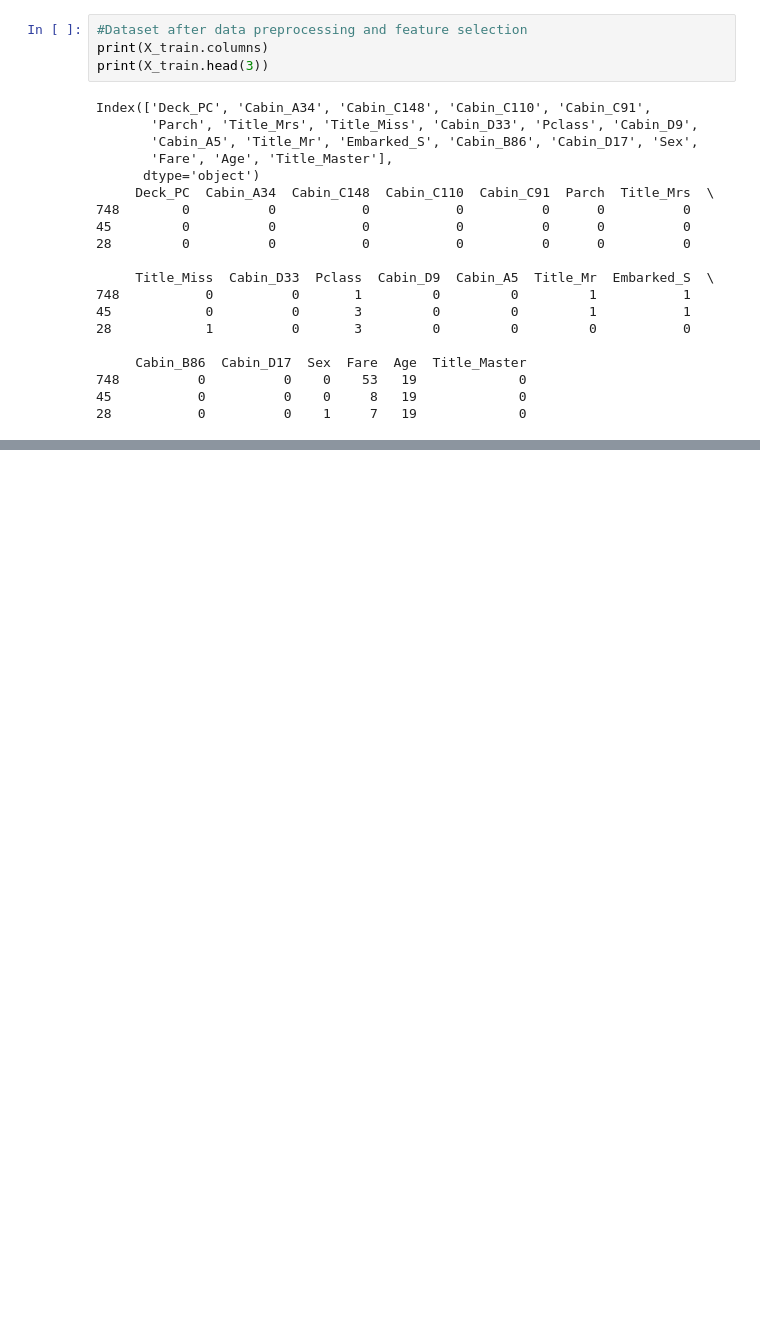
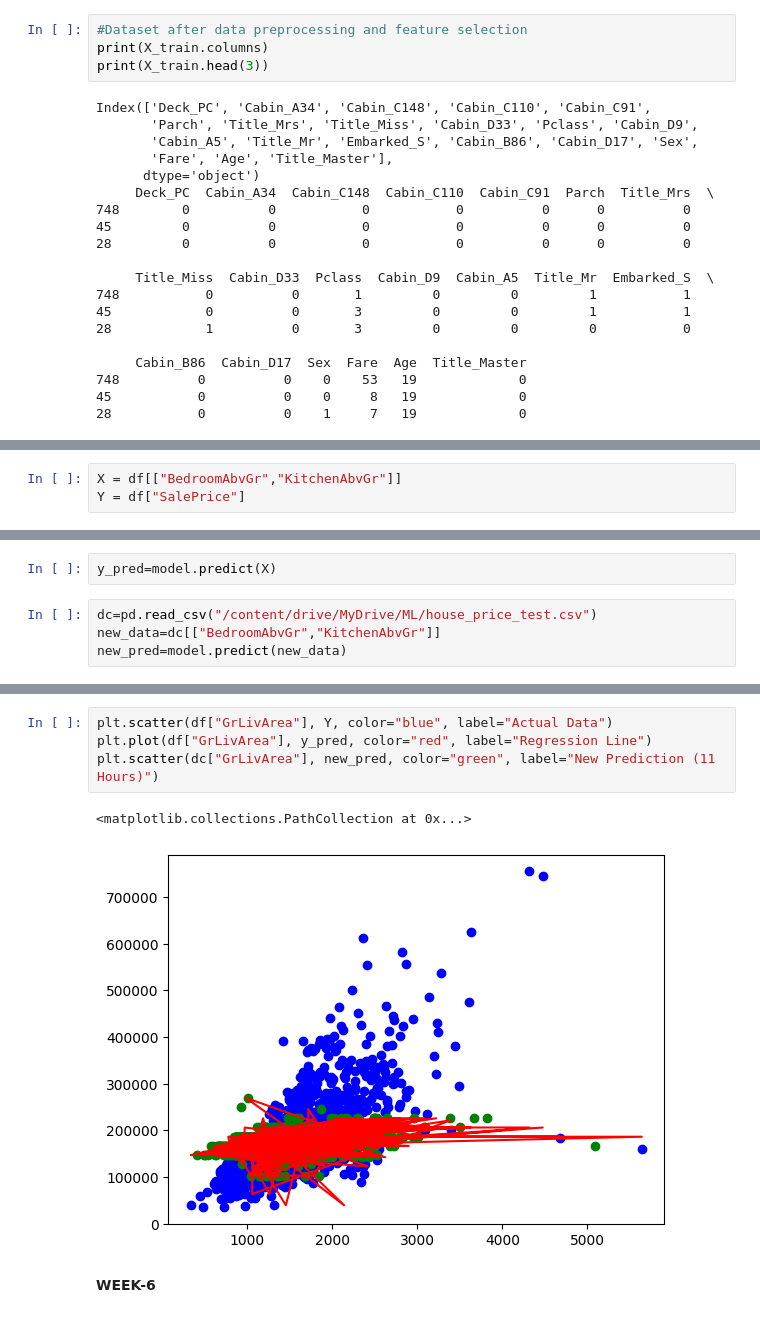
Before and after one commit to anushkamaisa/ML_LAB, a Jupyter notebook: MLPractice.ipynb, the cells around one changed output, grey strips where cells are left out. Drawn from its saved outputs; the diff is of its cells as text; blank space fills up the shorter version.

```diff
--- a/MLPractice.ipynb
+++ b/MLPractice.ipynb
@@ -1825,0 +1896,3 @@ Index(['Deck_PC', 'Cabin_A34', 'Cabin_C148', 'Cabin_C110', 'Cabin_C91',
+# %%
+X = df[["BedroomAbvGr","KitchenAbvGr"]]
+Y = df["SalePrice"]
@@ -1825,0 +1904,6 @@ Index(['Deck_PC', 'Cabin_A34', 'Cabin_C148', 'Cabin_C110', 'Cabin_C91',
+# %%
+y_pred=model.predict(X)
+# %%
+dc=pd.read_csv("/content/drive/MyDrive/ML/house_price_test.csv")
+new_data=dc[["BedroomAbvGr","KitchenAbvGr"]]
+new_pred=model.predict(new_data)
@@ -1825,0 +1935,9 @@ Index(['Deck_PC', 'Cabin_A34', 'Cabin_C148', 'Cabin_C110', 'Cabin_C91',
+# %%
+plt.scatter(df["GrLivArea"], Y, color="blue", label="Actual Data")
+plt.plot(df["GrLivArea"], y_pred, color="red", label="Regression Line")
+plt.scatter(dc["GrLivArea"], new_pred, color="green", label="New Prediction (11 Hours)")
+# %% [output]
+<matplotlib.collections.PathCollection at 0x...>
+[figure, added]
+# %% [markdown]
+**WEEK-6**
```
Also changed, not shown: parts of 50 cells of this notebook.
